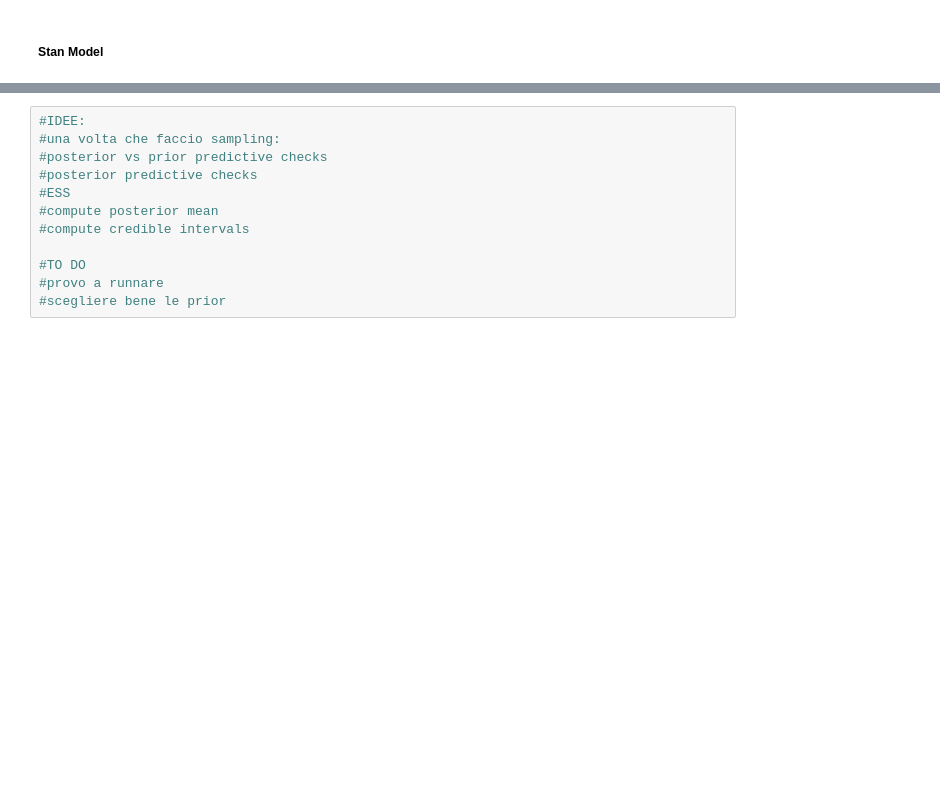
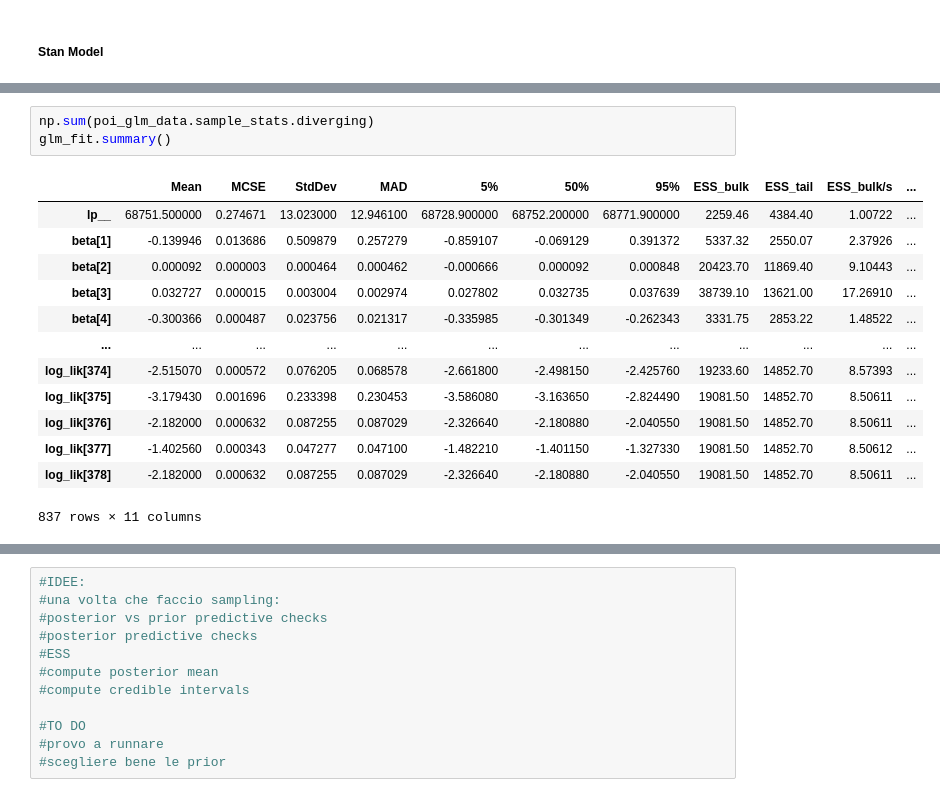
Before and after one commit to ahbagheri01/Progetto_Bayesian_Statistics, a Jupyter notebook: src/jupyter/stan_model.ipynb, the cells around one changed output, grey strips where cells are left out. Drawn from its saved outputs; the diff is of its cells as text; blank space fills up the shorter version.

```diff
--- a/src/jupyter/stan_model.ipynb
+++ b/src/jupyter/stan_model.ipynb
@@ -242,0 +351,17 @@ poi_glm_data = az.from_cmdstanpy(glm_fit)
+# %%
+np.sum(poi_glm_data.sample_stats.diverging)
+glm_fit.summary()
+# %% [output]
+|  | Mean | MCSE | StdDev | MAD | 5% | 50% | 95% | ESS_bulk | ESS_tail | ESS_bulk/s | ... |
+| lp__ | 68751.500000 | 0.274671 | 13.023000 | 12.946100 | 68728.900000 | 68752.200000 | 68771.900000 | 2259.46 | 4384.40 | 1.00722 | ... |
+| beta[1] | -0.139946 | 0.013686 | 0.509879 | 0.257279 | -0.859107 | -0.069129 | 0.391372 | 5337.32 | 2550.07 | 2.37926 | ... |
+| beta[2] | 0.000092 | 0.000003 | 0.000464 | 0.000462 | -0.000666 | 0.000092 | 0.000848 | 20423.70 | 11869.40 | 9.10443 | ... |
+| beta[3] | 0.032727 | 0.000015 | 0.003004 | 0.002974 | 0.027802 | 0.032735 | 0.037639 | 38739.10 | 13621.00 | 17.26910 | ... |
+| beta[4] | -0.300366 | 0.000487 | 0.023756 | 0.021317 | -0.335985 | -0.301349 | -0.262343 | 3331.75 | 2853.22 | 1.48522 | ... |
+| ... | ... | ... | ... | ... | ... | ... | ... | ... | ... | ... | ... |
+| log_lik[374] | -2.515070 | 0.000572 | 0.076205 | 0.068578 | -2.661800 | -2.498150 | -2.425760 | 19233.60 | 14852.70 | 8.57393 | ... |
+| log_lik[375] | -3.179430 | 0.001696 | 0.233398 | 0.230453 | -3.586080 | -3.163650 | -2.824490 | 19081.50 | 14852.70 | 8.50611 | ... |
+| log_lik[376] | -2.182000 | 0.000632 | 0.087255 | 0.087029 | -2.326640 | -2.180880 | -2.040550 | 19081.50 | 14852.70 | 8.50611 | ... |
+| log_lik[377] | -1.402560 | 0.000343 | 0.047277 | 0.047100 | -1.482210 | -1.401150 | -1.327330 | 19081.50 | 14852.70 | 8.50612 | ... |
+| log_lik[378] | -2.182000 | 0.000632 | 0.087255 | 0.087029 | -2.326640 | -2.180880 | -2.040550 | 19081.50 | 14852.70 | 8.50611 | ... |
+837 rows × 11 columns
```
Also changed, not shown: parts of 7 cells of this notebook.
